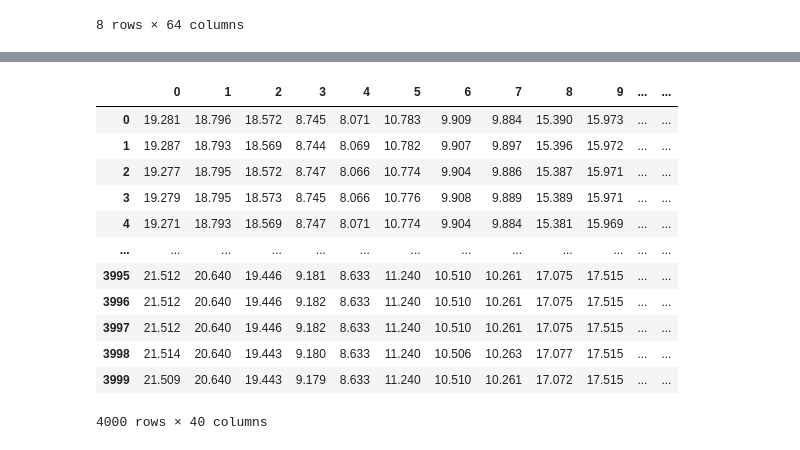
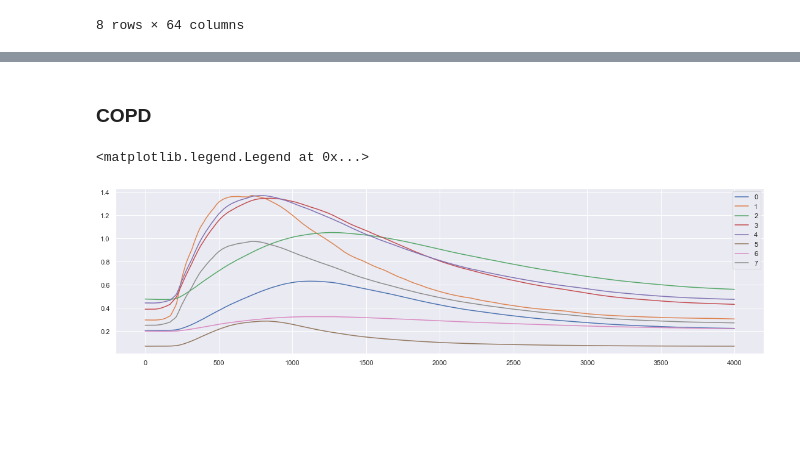
Before and after one commit to MohamedNennouche/COPD-Detection, a Jupyter notebook: COPD-notebook.ipynb, the cells around one changed output, grey strips where cells are left out. Cells and saved outputs as stored; diff of their text form; code cells hidden in the pictures; blank space fills up the shorter version.

```diff
--- a/COPD-notebook.ipynb
+++ b/COPD-notebook.ipynb
@@ -166,24 +172,19 @@ monFichier_COPD
+# %% [markdown]
+### COPD
 # %%
-data_capteurs2 = []
-for i in range(40) :
-    data = monFichier_COPD[i]
-    for j in range(8) :
-        data += monFichier_COPD[i+1+8*(j+1)]
-    data_capteurs2.append(list(data))
-data_capteurs2 = pd.DataFrame(data_capteurs2)
-data_capteurs2 = data_capteurs2.T
-data_capteurs2
+data_capteurs_copd = []
+for i in range(8) :
+    data = data_copd[i]
+    for j in range(1,40) :
+        data += data_copd[i+8*j]
+    data_capteurs_copd.append(list(data))
+data_capteurs_copd = pd.DataFrame(data_capteurs_copd)
+data_capteurs_copd = data_capteurs_copd.T
+data_capteurs_copd /= 40
+plt.figure(figsize=(19,5))
+for i in range(8) :
+    data_capteurs_copd[i].plot(label=i)
+plt.legend()
 # %% [output]
-|  | 0 | 1 | 2 | 3 | 4 | 5 | 6 | 7 | 8 | 9 | ... | ... |
-| 0 | 19.281 | 18.796 | 18.572 | 8.745 | 8.071 | 10.783 | 9.909 | 9.884 | 15.390 | 15.973 | ... | ... |
-| 1 | 19.287 | 18.793 | 18.569 | 8.744 | 8.069 | 10.782 | 9.907 | 9.897 | 15.396 | 15.972 | ... | ... |
-| 2 | 19.277 | 18.795 | 18.572 | 8.747 | 8.066 | 10.774 | 9.904 | 9.886 | 15.387 | 15.971 | ... | ... |
-| 3 | 19.279 | 18.795 | 18.573 | 8.745 | 8.066 | 10.776 | 9.908 | 9.889 | 15.389 | 15.971 | ... | ... |
-| 4 | 19.271 | 18.793 | 18.569 | 8.747 | 8.071 | 10.774 | 9.904 | 9.884 | 15.381 | 15.969 | ... | ... |
-| ... | ... | ... | ... | ... | ... | ... | ... | ... | ... | ... | ... | ... |
-| 3995 | 21.512 | 20.640 | 19.446 | 9.181 | 8.633 | 11.240 | 10.510 | 10.261 | 17.075 | 17.515 | ... | ... |
-| 3996 | 21.512 | 20.640 | 19.446 | 9.182 | 8.633 | 11.240 | 10.510 | 10.261 | 17.075 | 17.515 | ... | ... |
-| 3997 | 21.512 | 20.640 | 19.446 | 9.182 | 8.633 | 11.240 | 10.510 | 10.261 | 17.075 | 17.515 | ... | ... |
-| 3998 | 21.514 | 20.640 | 19.443 | 9.180 | 8.633 | 11.240 | 10.506 | 10.263 | 17.077 | 17.515 | ... | ... |
-| 3999 | 21.509 | 20.640 | 19.443 | 9.179 | 8.633 | 11.240 | 10.510 | 10.261 | 17.072 | 17.515 | ... | ... |
-4000 rows × 40 columns
+<matplotlib.legend.Legend at 0x...>
+[figure, added]
```
Also changed, not shown: parts of 24 cells of this notebook.
